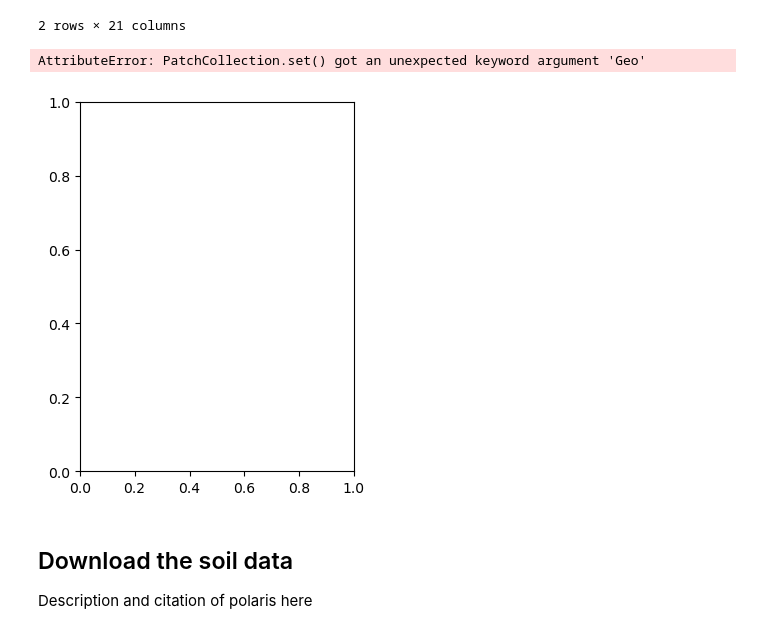
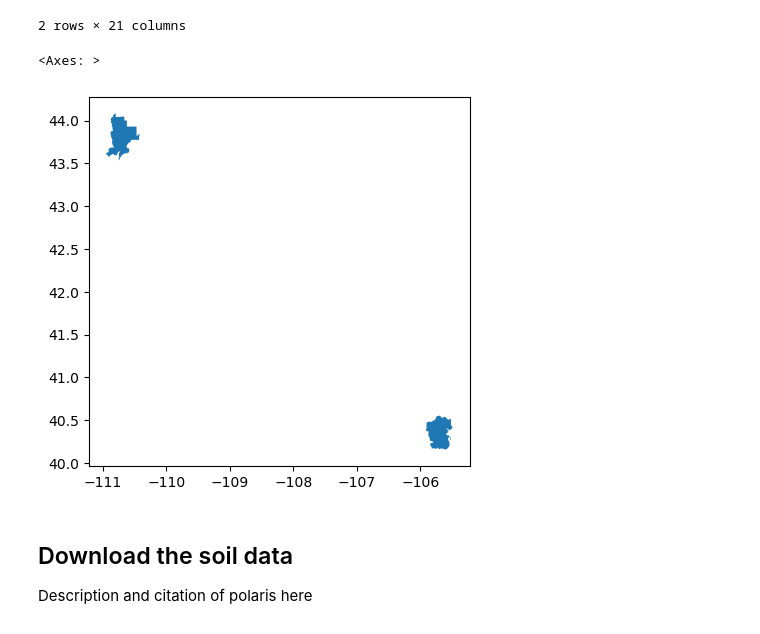
Before and after one commit to npwelsh/habitat_suitability, a Jupyter notebook: Tetraneuris-grandiflora_AOI.ipynb, the cells around one changed output. Cells and saved outputs as stored; diff of their text form; code cells hidden in the pictures.

Commit message:
update plot

```diff
--- a/Tetraneuris-grandiflora_AOI.ipynb
+++ b/Tetraneuris-grandiflora_AOI.ipynb
@@ -115,11 +117,11 @@ aoi_gdf
 # %%
 # plot
 aoi_gdf.plot(
-    color = 'green'
+    cmap = ''
 )
 # %% [output]
-AttributeError: PatchCollection.set() got an unexpected keyword argument 'Geo'
+<Axes: >
-[figure, old version]
+[figure, new version]
 # %% [markdown]
 ## Download the soil data
 
```
Also changed, not shown: parts of 1 cell of this notebook.
